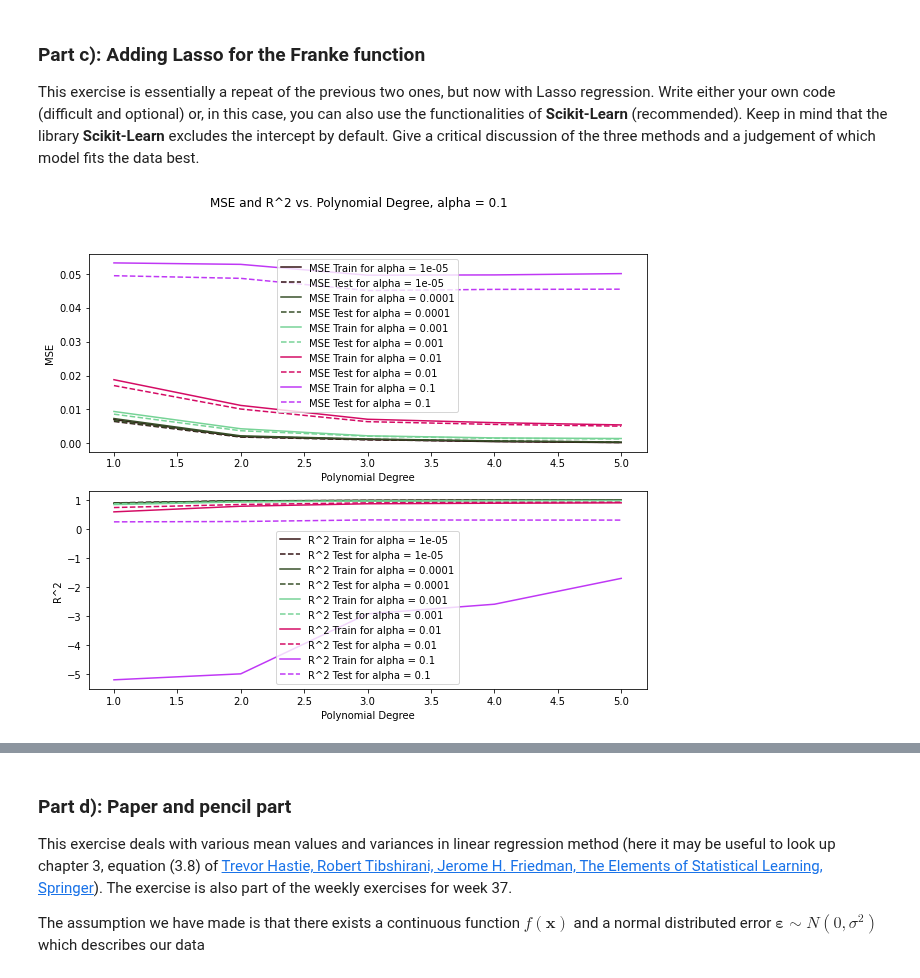
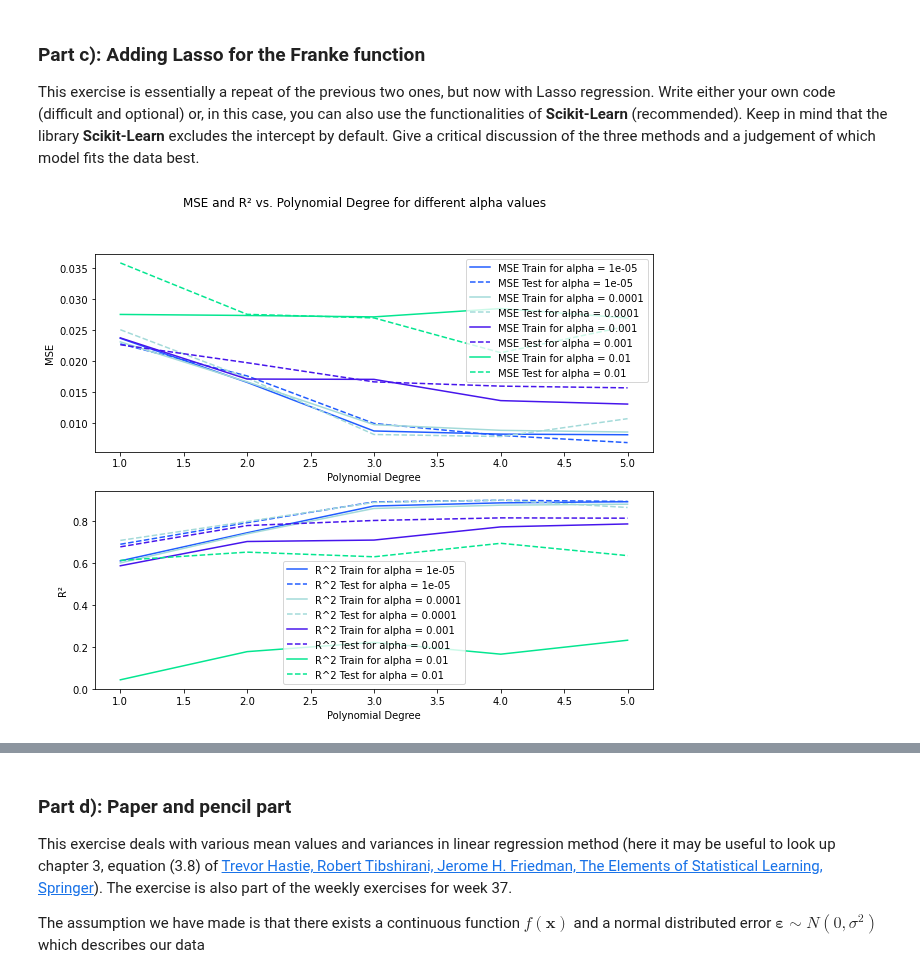
Before and after one commit to Sofriet/Project1data-ml, a Jupyter notebook: Project1.ipynb, the cells around one changed output, grey strips where cells are left out. Drawn from its saved outputs; the diff is of its cells as text; code cells hidden in the pictures.

Commit message:
fixed scaled OLS

```diff
--- a/Project1.ipynb
+++ b/Project1.ipynb
@@ -361,7 +439,7 @@ analyze your results with those obtained in part a) with the ordinary least squa
 dependence on $\lambda$.
 # %%
 np.random.seed(1509)
-lambdas = np.logspace(-10,-5, 100)
+lambdas = np.logspace(-4,4, 100)
 
 MSETrainAllLambdas = []
 MSETestAllLambdas = []
@@ -447,6 +524,6 @@ plt.show()
 # %%
 np.random.seed(1509)
-lambdas = np.logspace(-10,-5, 100)
+lambdas = np.logspace(-4,4, 100)
 
 MSETrainAllLambdas = []
 MSETestAllLambdas = []
@@ -474,9 +551,10 @@ for degree in range(1, PolynomialDegree+1):
     R2Train = []
     R2Test = []
 
+    X = create_X(x, y, n = degree)
+    X_train, X_test, z_train, z_test = train_test_split(X,z,test_size=0.2)
+
     for lamb in lambdas:
-        X = create_X(x, y, n = degree)
-        X_train, X_test, z_train, z_test = train_test_split(X,z,test_size=0.2)
 
         model = Ridge(alpha = lamb, fit_intercept=True)
         clf = model.fit(X_train, z_train)
@@ -538,28 +616,29 @@ Give a
 critical discussion of the three methods and a judgement of which
 model fits the data best.
 # %%
-alpha_values = [0.00001, 0.0001, 0.001, 0.01, 0.1]
+alpha_values = [0.00001, 0.0001, 0.001, 0.01]
 MSETrain = []
 MSETest = []
 
-np.random.seed(1234)
+np.random.seed(1509)
 R2Train = []
 R2Test = []
 
 PolyDegree = []
 
 PolynomialDegree = 5
+datapoints = 700
+x = np.random.uniform(size=datapoints)
+y = np.random.uniform(size=datapoints)
+z = FrankeFunction(x, y) # + np.random.normal(0, 0.07, size=datapoints)
 
-X = create_X(x, y, n=PolynomialDegree)
+#why first fit with linear regression?
+# clf = skl.LinearRegression().fit(X_train, z_train)
 
-X_train, X_test, z_train, z_test = train_test_split(X, z, test_size=0.2)
-#why first fit with linear regression?
-clf = skl.LinearRegression().fit(X_train, z_train)
-
-scaler = StandardScaler()
-scaler.fit(X_train)
-X_train_scaled = scaler.transform(X_train)
-X_test_scaled = scaler.transform(X_test)
+# scaler = StandardScaler()
+# scaler.fit(X_train)
+# X_train_scaled = scaler.transform(X_train)
+# X_test_scaled = scaler.transform(X_test)
 
 fig, (ax1, ax2) = plt.subplots(2, 1, figsize=(10, 8))
 
@@ -568,36 +647,39 @@ for alpha_value in alpha_values:
 
     MSETrain = []
     MSETest = []
 
     R2Train = []
     R2Test = []
     for degree in range(1, PolynomialDegree + 1):
-        model = make_pipeline(PolynomialFeatures(degree=degree), Lasso(alpha=alpha_value, fit_intercept=False))
-        clf = model.fit(X_train_scaled, z_train)
-        z_fit = clf.predict(X_train_scaled)
-        z_pred = clf.predict(X_test_scaled)
+        X = create_X(x, y, n=degree)
+
+        X_train, X_test, z_train, z_test = train_test_split(X, z, test_size=0.2)
+        model = Lasso(alpha=alpha_value, fit_intercept=False)
+        clf = model.fit(X_train, z_train)
+        z_fit = clf.predict(X_train)
+        z_pred = clf.predict(X_test)
         PolyDegree.append(degree)
 
         MSETrain.append(mean_squared_error(z_fit, z_train))
         MSETest.append(mean_squared_error(z_test, z_pred))
         R2Train.append(r2_score(z_fit, z_train))
         R2Test.append(r2_score(z_test, z_pred))
 
     # Create subplots
     color = "%06x" % rd.randint(0, 0xFFFFFF) # Keep both Train and Test the same color
     ax1.plot(PolyDegree, MSETrain, color = "#" + color, label=f'MSE Train for alpha = {alpha_value}')
     ax1.plot(PolyDegree, MSETest, linestyle = '--', color = "#" + color, label=f'MSE Test for alpha = {alpha_value}')
     ax2.plot(PolyDegree, R2Train, color = "#" + color, label=f'R^2 Train for alpha = {alpha_value}')
     ax2.plot(PolyDegree, R2Test, linestyle = '--', color = "#" + color, label=f'R^2 Test for alpha = {alpha_value}')
 
 ax1.set_xlabel('Polynomial Degree')
 ax1.set_ylabel('MSE')
 ax1.legend()
 ax2.set_xlabel('Polynomial Degree')
 ax2.set_ylabel('R²')
 ax2.legend()
 plt.suptitle(f"MSE and R² vs. Polynomial Degree for different alpha values")
 plt.show()
 # %% [output]
-[figure, old version]
+[figure, new version]
 # %%
```
Also changed, not shown: parts of 7 cells of this notebook.
